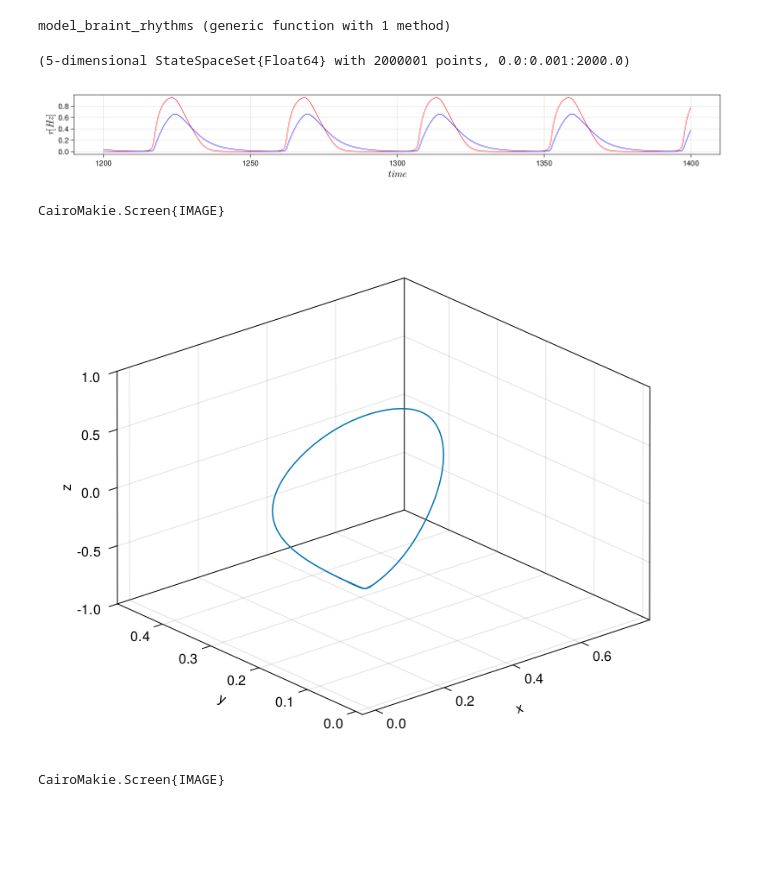
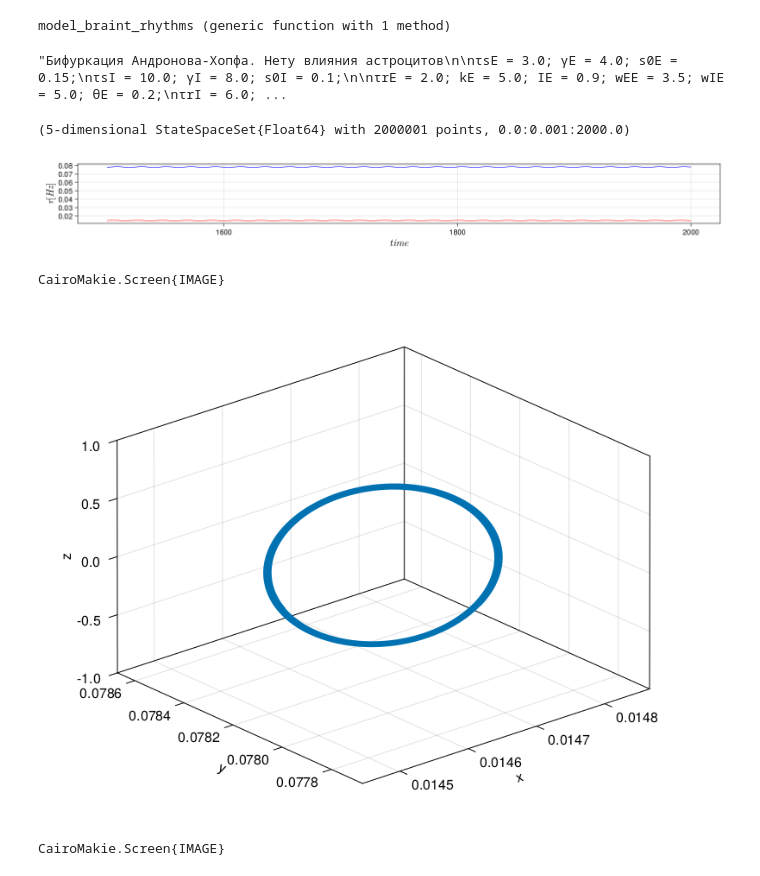
Before and after one commit to SergeyNovak777/dynamical-systems, a Jupyter notebook: brain rhythms/system.ipynb, the cells around one changed output. Drawn from its saved outputs; the diff is of its cells as text; code cells hidden in the pictures; blank space fills up the shorter version.

Commit message:
Хопф без астроцитов

```diff
--- a/brain rhythms/system.ipynb
+++ b/brain rhythms/system.ipynb
@@ -44,52 +44,56 @@ W
 I
 s0E
 s0I"""
+# %%
+"""Бифуркация Андронова-Хопфа. Нету влияния астроцитов
+
+τsE = 3.0; γE = 4.0; s0E = 0.15;
+τsI = 10.0; γI = 8.0; s0I = 0.1;
+
+τrE = 2.0; kE = 5.0; IE = 0.9; wEE = 3.5; wIE = 5.0; θE = 0.2;
+τrI = 6.0; kI = 5.0; II = 0.26; wEI = 5.0; wII = 3.0; θI = 0.4;
+
+τY = 0.01;  βY = 0.00;  γY = 0.0;
+ythr = 0.5; sEthr = 0.5; kY = 0.01"""
+# %% [output]
+"Бифуркация Андронова-Хопфа. Нету влияния астроцитов\n\nτsE = 3.0; γE = 4.0; s0E = 0.15;\nτsI = 10.0; γI = 8.0; s0I = 0.1;\n\nτrE = 2.0; kE = 5.0; IE = 0.9; wEE = 3.5; wIE = 5.0; θE = 0.2;\nτrI = 6.0; ...
 # %%
-τsE = 3.0; γE = 7.0; s0E = 0.0;
-τsI = 10.0; γI = 7.0; s0I = 0.0;
+τsE = 3.0; γE = 4.0; s0E = 0.15;
+τsI = 10.0; γI = 8.0; s0I = 0.1;
 
-τrE = 2.0; kE = 5.0; IE = 0.0; wEE = 5.0; wIE = 5.0; θE = 0.2;
-τrI = 6.0; kI = 5.0; II = 0.0; wEI = 5.0; wII = 5.0; θI = 0.4;
+τrE = 2.0; kE = 5.0; IE = 0.9; wEE = 3.5; wIE = 5.0; θE = 0.2;
+τrI = 6.0; kI = 5.0; II = 0.26; wEI = 5.0; wII = 3.0; θI = 0.4;
 
-τY = 0.001;  βY = 0.01;  γY = 0.01;
-ythr = 0.5; sEthr = 0.5; kY = 0.15
+τY = 0.01;  βY = 0.00;  γY = 0.0;
+ythr = 0.5; sEthr = 0.5; kY = 0.01
 
 p = [τsE, γE, s0E, τsI, γI, s0I, τrE, kE, IE, wEE, wIE, θE, τrI, kI, II, wEI, wII, θI, τY, βY, γY, ythr, sEthr, kY];
 
-u0 = [0.0, 0.0, 0.0, 0.0, 0.0]
+u0 = tr[end] # [0.0, 0.0, 0.0, 0.0, 0.0]
 
 ds = CoupledODEs(model_braint_rhythms, u0, p, diffeq = integ_set)
 tr, trange = trajectory(ds, time, Δt = tstep)
 # %% [output]
 (5-dimensional StateSpaceSet{Float64} with 2000001 points, 0.0:0.001:2000.0)
 # %%
-tstart, tend = 1200000, 1400000
+tstart, tend = 1500000, 2000000
 tickssize = 15
 labelsize = 20
 
 CairoMakie.activate!()
 f= Figure(resolution = (1400, 200))
-axisrHz  = Axis(f[1, 1], xlabel = L"time", ylabel = L"r[Hz]", xlabelsize = labelsize, ylabelsize = labelsize,
-                xticklabelsize = tickssize, yticklabelsize = tickssize)
-
-#axissyn  = Axis(f[2, 1], xlabel = L"time", ylabel = L"S_{E,I}", xlabelsize = labelsize, ylabelsize = labelsize,
-                #xticklabelsize = tickssize, yticklabelsize = tickssize)
-
-
-#axisY  = Axis(f[3, 1], xlabel = L"time", ylabel = L"Y", xlabelsize = labelsize, ylabelsize = labelsize,
+axisrHz  = Axis(f[1, 1], xlabel = L"time", ylabel = L"r[Hz]", xlabelsize = labelsize, ylabelsize = labelsize, xticklabelsize = tickssize, yticklabelsize = tickssize)
                 #xticklabelsize = tickssize, yticklabelsize = tickssize)
 
 lines!(axisrHz, trange[tstart:tend], tr[tstart:tend, 3], linewidth = 1.0, color = :red)
 lines!(axisrHz, trange[tstart:tend], tr[tstart:tend, 4], linewidth = 1.0, color = :blue)
-#lines!(axissyn, trange[tstart:tend], tr[tstart:tend, 1], linewidth = 1.0, color = :red)
-#lines!(axissyn, trange[tstart:tend], tr[tstart:tend, 2], linewidth = 1.0, color = :blue)
-#lines!(axisY, trange[tstart:tend], tr[tstart:tend, 5], linewidth = 1.0, color = :deeppink)
+
 display(f)
 # %% [output]
-[figure, old version]
+[figure, new version]
 CairoMakie.Screen{IMAGE}
 # %%
-tstart, tend = 1200000, 1400000
+tstart, tend = 1500000, 2000000
 
 f = Figure(resolution = (800, 600))
 axis3d = Axis3(f[1, 1])
@@ -97,5 +101,5 @@ lines!(tr[tstart:tend, 3], tr[tstart:tend, 4], tr[tstart:tend, 5])
 
 display(f)
 # %% [output]
-[figure, old version]
+[figure, new version]
 CairoMakie.Screen{IMAGE}
```
